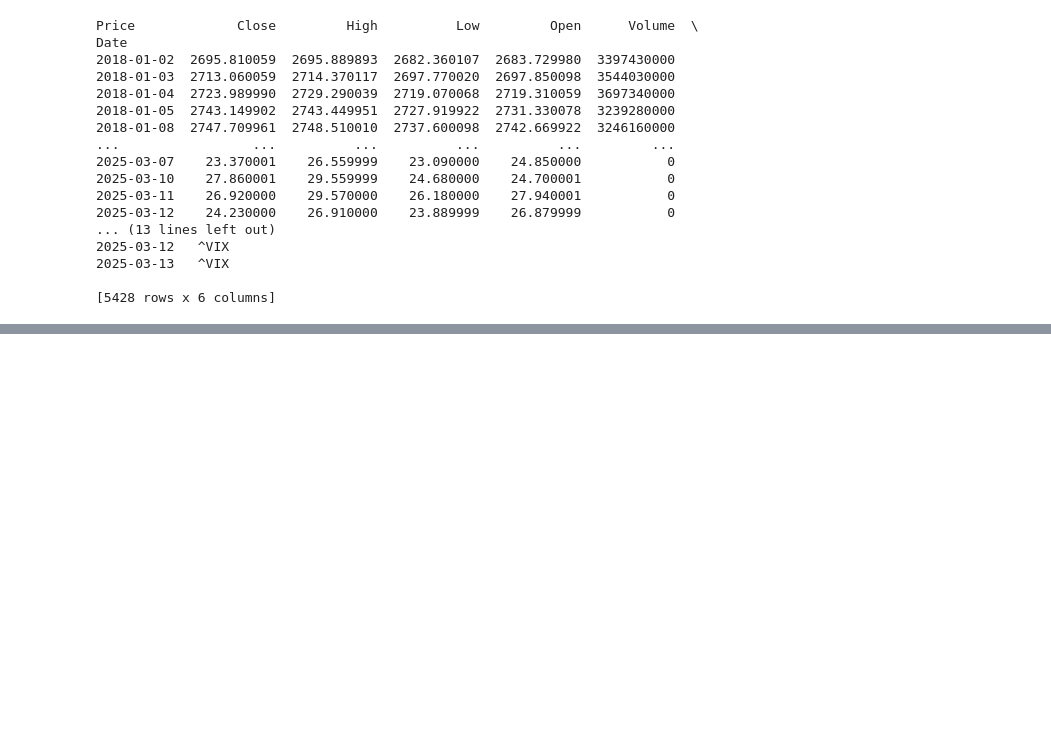
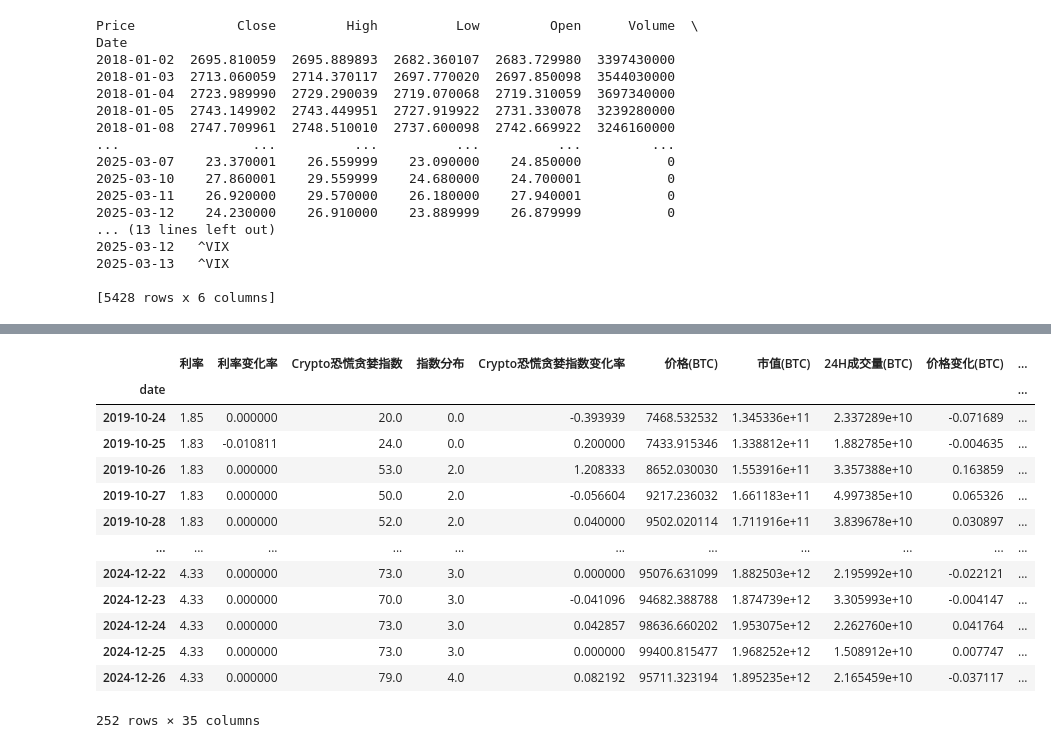
Before and after one commit to looikaizhi/PKUB, a Jupyter notebook: analysis.ipynb, the cells around one changed output, grey strips where cells are left out. Cells and saved outputs as stored; diff of their text form; code cells hidden in the pictures; blank space fills up the shorter version.

```diff
--- a/analysis.ipynb
+++ b/analysis.ipynb
@@ -798,0 +1036,34 @@ df_UsIndex
+# %%
+# 存储所有事件窗口的日期
+all_event_windows = pd.Series(dtype='datetime64[ns]')
+event_dates = fed_rate_change['date']
+event_dates = event_dates[(event_dates>df_merged.index[0]) & (event_dates<df_merged.index[-1])]
+event_dates = pd.to_datetime(event_dates)
+
+# 遍历每个事件日期，生成前后7天区间
+for event_date in event_dates:
+    window = pd.date_range(event_date - pd.Timedelta(days=7), event_date + pd.Timedelta(days=7))
+    all_event_windows = pd.concat([all_event_windows,pd.Series(window)])
+
+# 去重
+all_event_windows = all_event_windows.drop_duplicates().reset_index(drop=True)
+
+df_event = df_merged.copy()
+df_event.index = pd.to_datetime(df_event.index)
+event_window_data = df_event[df_event.index.isin(all_event_windows)]
+event_window_data
+# %% [output]
+|  | 利率 | 利率变化率 | Crypto恐慌贪婪指数 | 指数分布 | Crypto恐慌贪婪指数变化率 | 价格(BTC) | 市值(BTC) | 24H成交量(BTC) | 价格变化(BTC) | ... |
+| date |  |  |  |  |  |  |  |  |  | ... |
+| 2019-10-24 | 1.85 | 0.000000 | 20.0 | 0.0 | -0.393939 | 7468.532532 | 1.345336e+11 | 2.337289e+10 | -0.071689 | ... |
+| 2019-10-25 | 1.83 | -0.010811 | 24.0 | 0.0 | 0.200000 | 7433.915346 | 1.338812e+11 | 1.882785e+10 | -0.004635 | ... |
+| 2019-10-26 | 1.83 | 0.000000 | 53.0 | 2.0 | 1.208333 | 8652.030030 | 1.553916e+11 | 3.357388e+10 | 0.163859 | ... |
+| 2019-10-27 | 1.83 | 0.000000 | 50.0 | 2.0 | -0.056604 | 9217.236032 | 1.661183e+11 | 4.997385e+10 | 0.065326 | ... |
+| 2019-10-28 | 1.83 | 0.000000 | 52.0 | 2.0 | 0.040000 | 9502.020114 | 1.711916e+11 | 3.839678e+10 | 0.030897 | ... |
+| ... | ... | ... | ... | ... | ... | ... | ... | ... | ... | ... |
+| 2024-12-22 | 4.33 | 0.000000 | 73.0 | 3.0 | 0.000000 | 95076.631099 | 1.882503e+12 | 2.195992e+10 | -0.022121 | ... |
+| 2024-12-23 | 4.33 | 0.000000 | 70.0 | 3.0 | -0.041096 | 94682.388788 | 1.874739e+12 | 3.305993e+10 | -0.004147 | ... |
+| 2024-12-24 | 4.33 | 0.000000 | 73.0 | 3.0 | 0.042857 | 98636.660202 | 1.953075e+12 | 2.262760e+10 | 0.041764 | ... |
+| 2024-12-25 | 4.33 | 0.000000 | 73.0 | 3.0 | 0.000000 | 99400.815477 | 1.968252e+12 | 1.508912e+10 | 0.007747 | ... |
+| 2024-12-26 | 4.33 | 0.000000 | 79.0 | 4.0 | 0.082192 | 95711.323194 | 1.895235e+12 | 2.165459e+10 | -0.037117 | ... |
+252 rows × 35 columns
```
Also changed, not shown: parts of 16 cells of this notebook.
